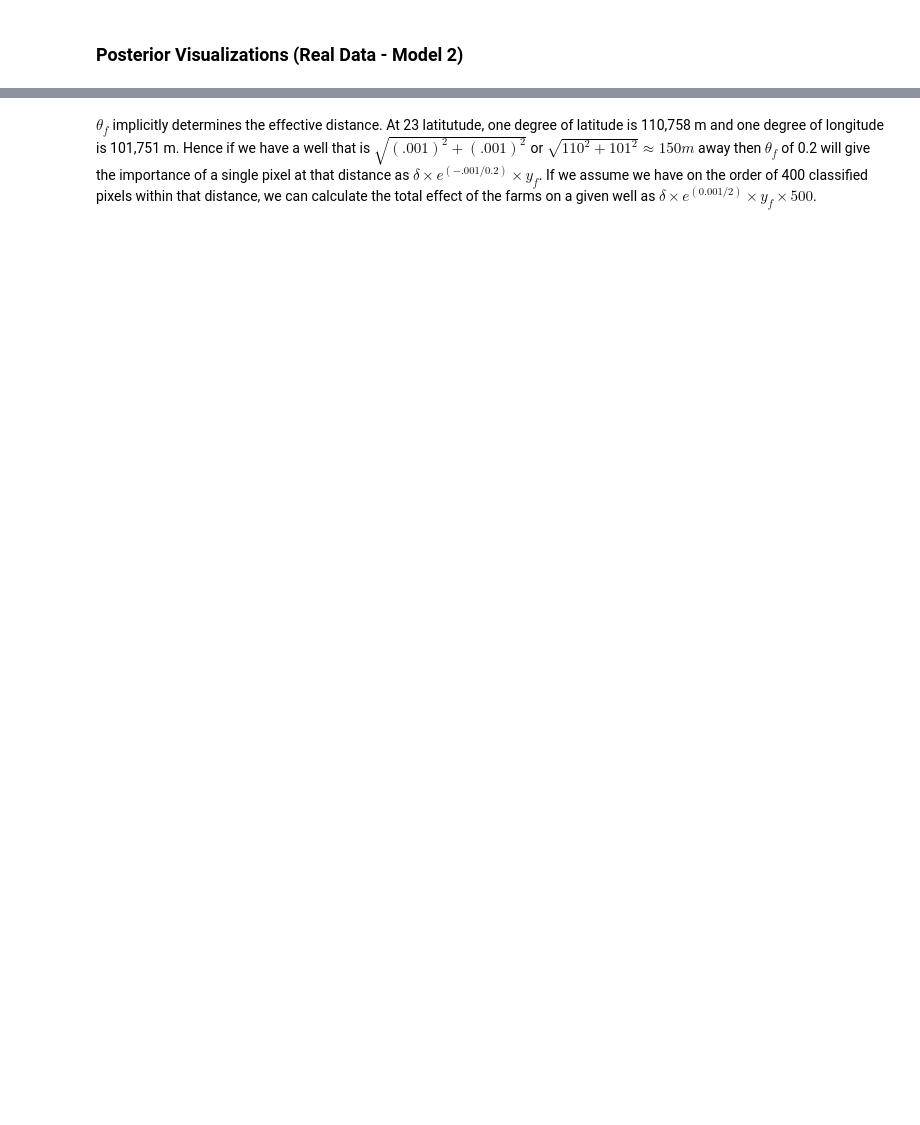
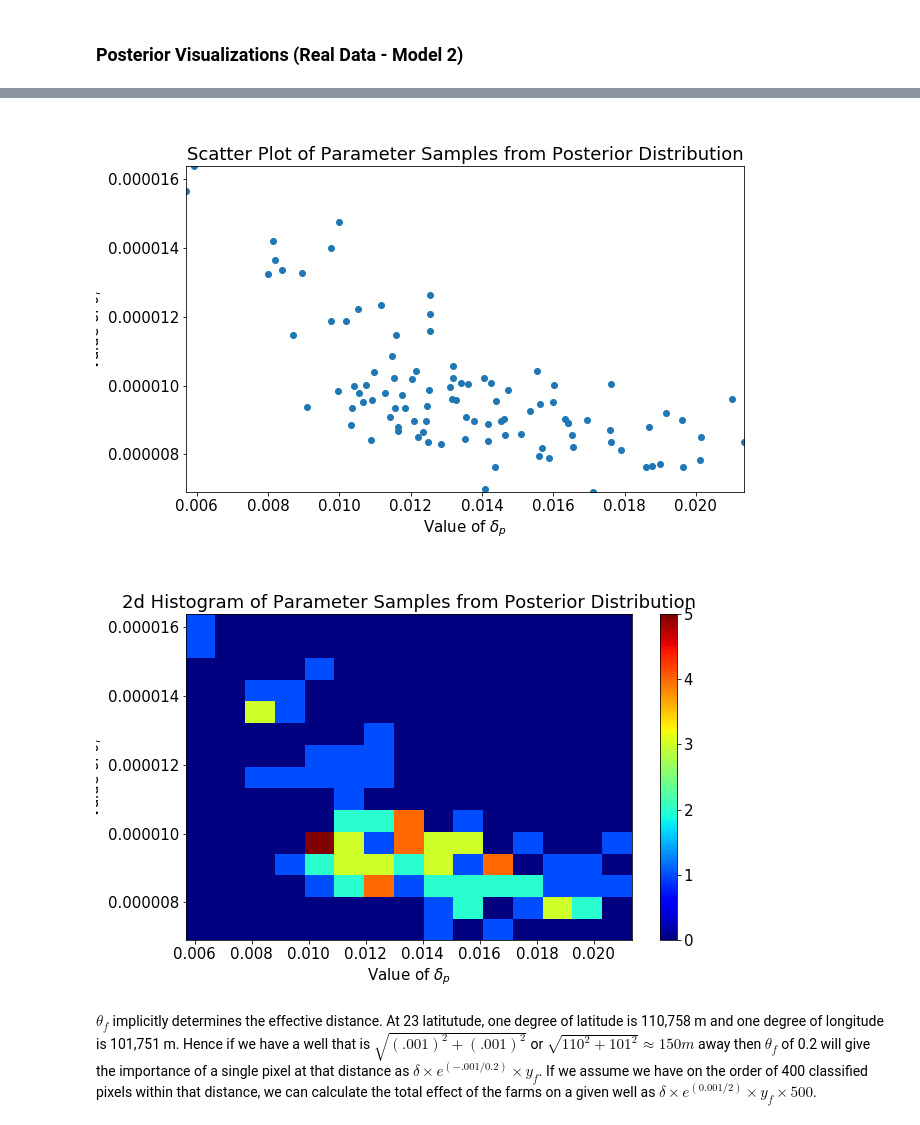
Before and after one commit to M-Harrington/probprog-finalproject, a Jupyter notebook: code-test.ipynb, the cells around one changed output, grey strips where cells are left out. Cells and saved outputs as stored; diff of their text form; code cells hidden in the pictures; blank space fills up the shorter version.

```diff
--- a/code-test.ipynb
+++ b/code-test.ipynb
@@ -916,3 +778,14 @@ display(
+# %%
+if plot:
+    plot_2d_dist("delta_p", "theta_f", samples, "1")
+
+display(
+    Image("includes/model1/scatter_delta_p_theta_f.png"),
+    Image("includes/model1/hist_delta_p_theta_f.png")
+)
+# %% [output]
+[figure, added]
+[figure, added]
 # %% [markdown]
 $\theta_f$ implicitly determines the effective distance. At 23 latitutude, one degree of latitude is 110,758 m and one degree of longitude is 101,751 m.  Hence if we have a well that is $\sqrt{(.001)^2 + (.001)^2}$ or $\sqrt{110^2+101^2}\approx 150 m$ away then
 $\theta_f$ of 0.2 will give the importance of a single pixel at that distance as $\delta \times e^{(-.001/0.2)}\times y_f$.  If we assume we have on the order of 400 classified pixels within that distance, we can calculate the total effect of the farms on a given well as $\delta \times e^{(0.001/2)}\times y_f\times 500$.
```
Also changed, not shown: parts of 33 cells of this notebook, 13 other files.
